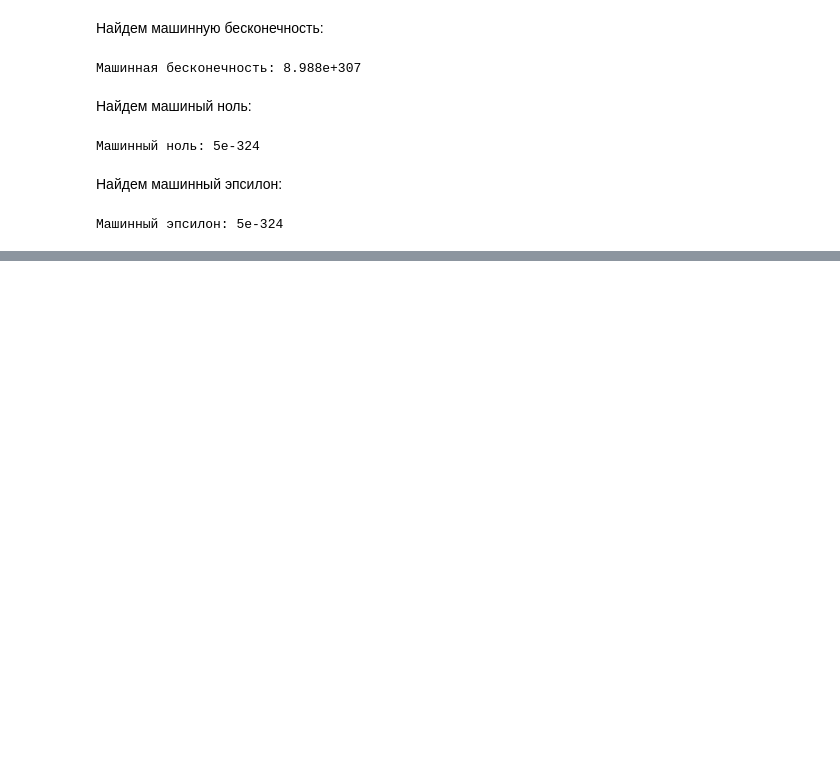
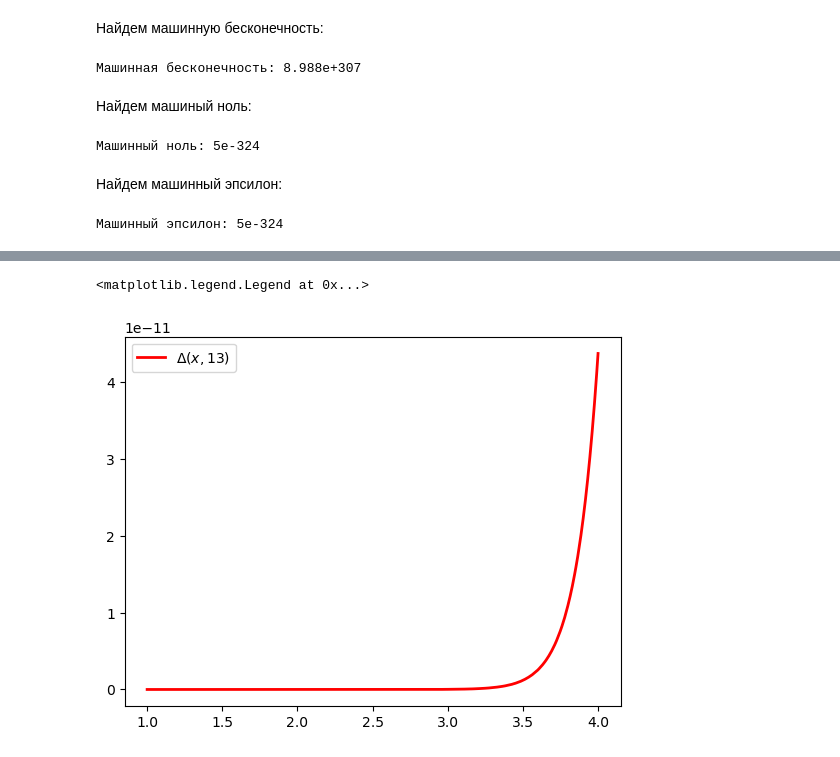
Before and after one commit to AeekTrue/mathmod, a Jupyter notebook: Lab1.ipynb, the cells around one changed output, grey strips where cells are left out. Drawn from its saved outputs; the diff is of its cells as text; code cells hidden in the pictures; blank space fills up the shorter version.

```diff
--- a/Lab1.ipynb
+++ b/Lab1.ipynb
@@ -106,0 +129,9 @@ S
+# %%
+y_strong = S(x, n)
+Dt_strong = abs(y_strong - y_F)
+plt.plot(x, Dt_strong, 'r', linewidth=2, label=f'$\Delta(x, {n})$')
+# plt.plot(x, y_strong, 'g')
+plt.legend()
+# %% [output]
+<matplotlib.legend.Legend at 0x...>
+[figure, added]
```
Also changed, not shown: parts of 14 cells of this notebook.
